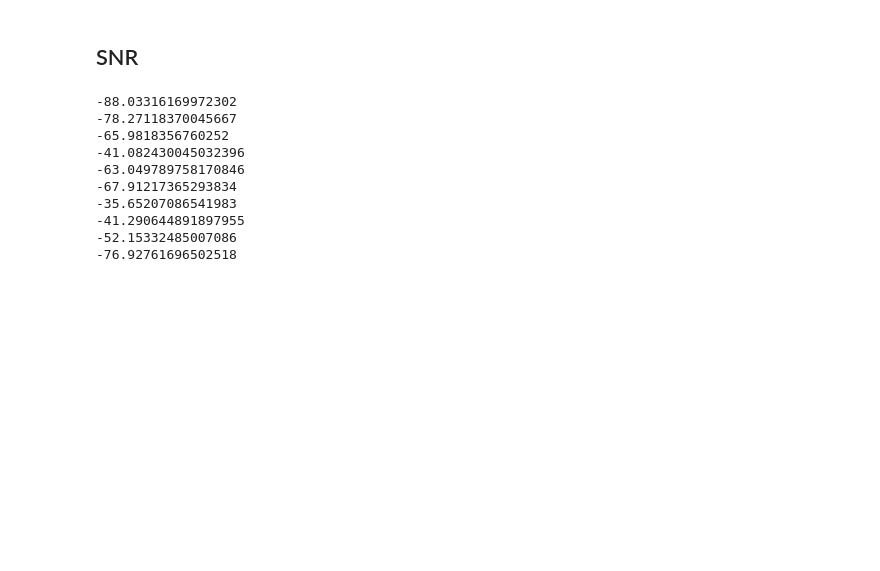
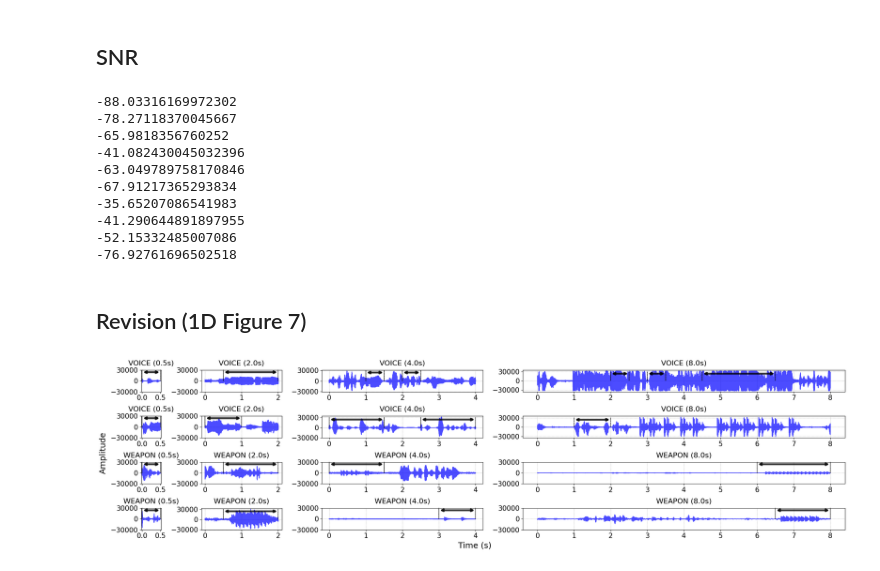
Before and after one commit to gist-ailab/BattleSound, a Jupyter notebook: visualize/main_figure.ipynb, the cells around one changed output. Saved outputs shown, nothing was run; the diff lists cells and outputs as text; code cells hidden in the pictures; blank space fills up the shorter version.

```diff
--- a/visualize/main_figure.ipynb
+++ b/visualize/main_figure.ipynb
@@ -1321,3 +1321,5 @@ for id, data in enumerate(data_list):
 -41.290644891897955
 -52.15332485007086
 -76.92761696502518
+# %% [markdown]
+## Revision (1D Figure 7)
@@ -1323,0 +1483,32 @@ for id, data in enumerate(data_list):
+# %%
+# Figure
+row, col = 0, 0
+fig, axes = plt.subplots(4,4, figsize=(23, 6), gridspec_kw={'width_ratios': [1, 4, 8, 16]})
+
+
+for out in out_0:
+    over_lay, wav, label_list, event_type, duration, row, col = out
+    draw_signal(wav, label_list, event_type, duration, axes, row, col)
+
+for out in out_1:
+    over_lay, wav, label_list, event_type, duration, row, col = out
+    draw_signal(wav, label_list, event_type, duration, axes, row, col)
+
+for out in out_2:
+    over_lay, wav, label_list, event_type, duration, row, col = out
+    draw_signal(wav, label_list, event_type, duration, axes, row, col)
+
+for out in out_3:
+    over_lay, wav, label_list, event_type, duration, row, col = out
+    draw_signal(wav, label_list, event_type, duration, axes, row, col)
+
+# Common X and Y Label
+axes[-1, 0].set_xlabel('.', color=(0, 0, 0, 0))
+axes[-1, 0].set_ylabel('.', color=(0, 0, 0, 0))
+fig.text(0.5, 0.025, 'Time (s)', va='center', ha='center', fontsize=18)
+fig.text(0.005, 0.5, 'Amplitude', va='center', ha='center', rotation='vertical', fontsize=18)
+plt.tight_layout()
+
+plt.savefig('fig_resol_samples.png', dpi=300)
+# %% [output]
+[figure, added]
```
Also changed, not shown: parts of 5 cells of this notebook, 6 other files.
